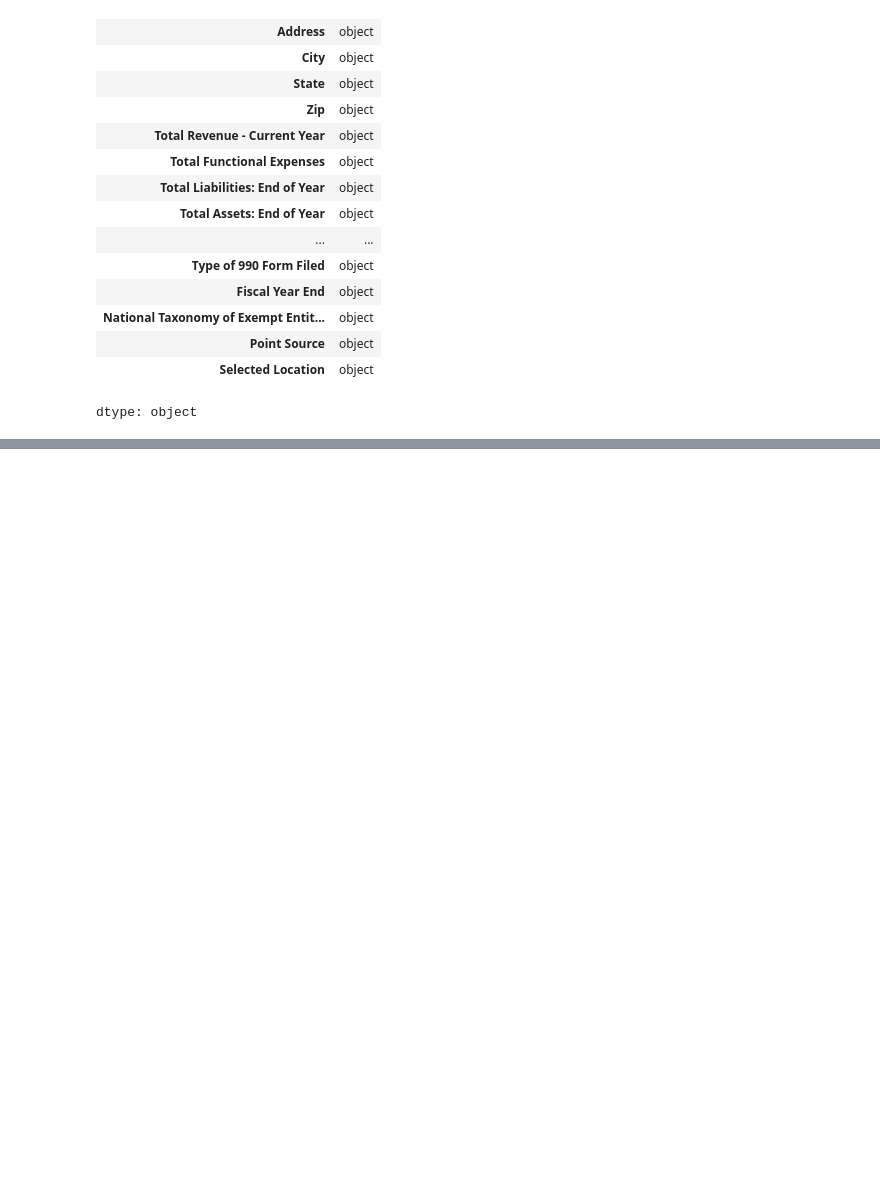
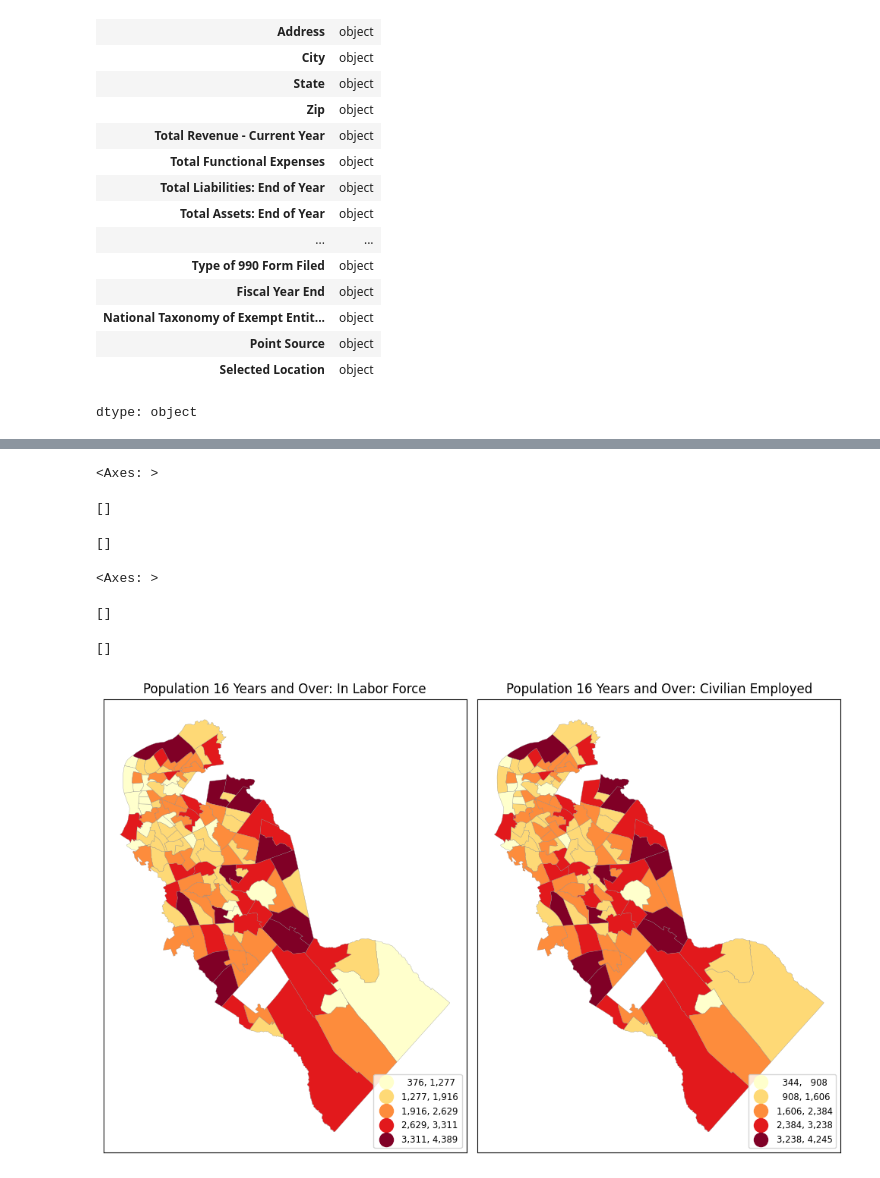
Before and after one commit to mvs110/GIS-FALL, a Jupyter notebook: Copy_of_PS_1.ipynb, the cells around one changed output, grey strips where cells are left out. Drawn from its saved outputs; the diff is of its cells as text; code cells hidden in the pictures; blank space fills up the shorter version.

```diff
--- a/Copy_of_PS_1.ipynb
+++ b/Copy_of_PS_1.ipynb
@@ -744,0 +1102,2 @@ dtype: object
+# %%
+merged_data = pd.merge(wd_map, Cam_sdeterm, on='Geo_TRACT', how='left', indicator='merge_status')
@@ -744,0 +1228,21 @@ dtype: object
+# %%
+#side-by-side: subplots 1row,2col; then just axs[0] and axs[1]
+fig, axs = plt.subplots(1,2, figsize=(10,10),sharey=True, tight_layout=True)
+merged_data.plot(ax=axs[0],column='SE_A17002_002',legend=True,cmap='YlOrRd',scheme='natural_breaks',k=5,
+         edgecolor='grey',linewidth=0.2,legend_kwds= {"fmt": "{:,.0f}",
+        'loc':'lower right','title_fontsize':'medium','fontsize':'small','markerscale':1.4}) #
+axs[0].title.set_text("Population 16 Years and Over: In Labor Force")
+axs[0].set_xticks([]); axs[0].set_yticks([])
+merged_data.plot(ax=axs[1],column='SE_A17002_005',legend=True,cmap='YlOrRd',scheme='natural_breaks',k=5,
+         edgecolor='grey',linewidth=0.2,legend_kwds= {"fmt": "{:,.0f}",
+        'loc':'lower right','title_fontsize':'medium','fontsize':'small','markerscale':1.4}) #
+axs[1].title.set_text("Population 16 Years and Over: Civilian Employed")
+axs[1].set_xticks([]); axs[1].set_yticks([])
+# %% [output]
+<Axes: >
+[]
+[]
+<Axes: >
+[]
+[]
+[figure, added]
```
Also changed, not shown: parts of 69 cells of this notebook.
